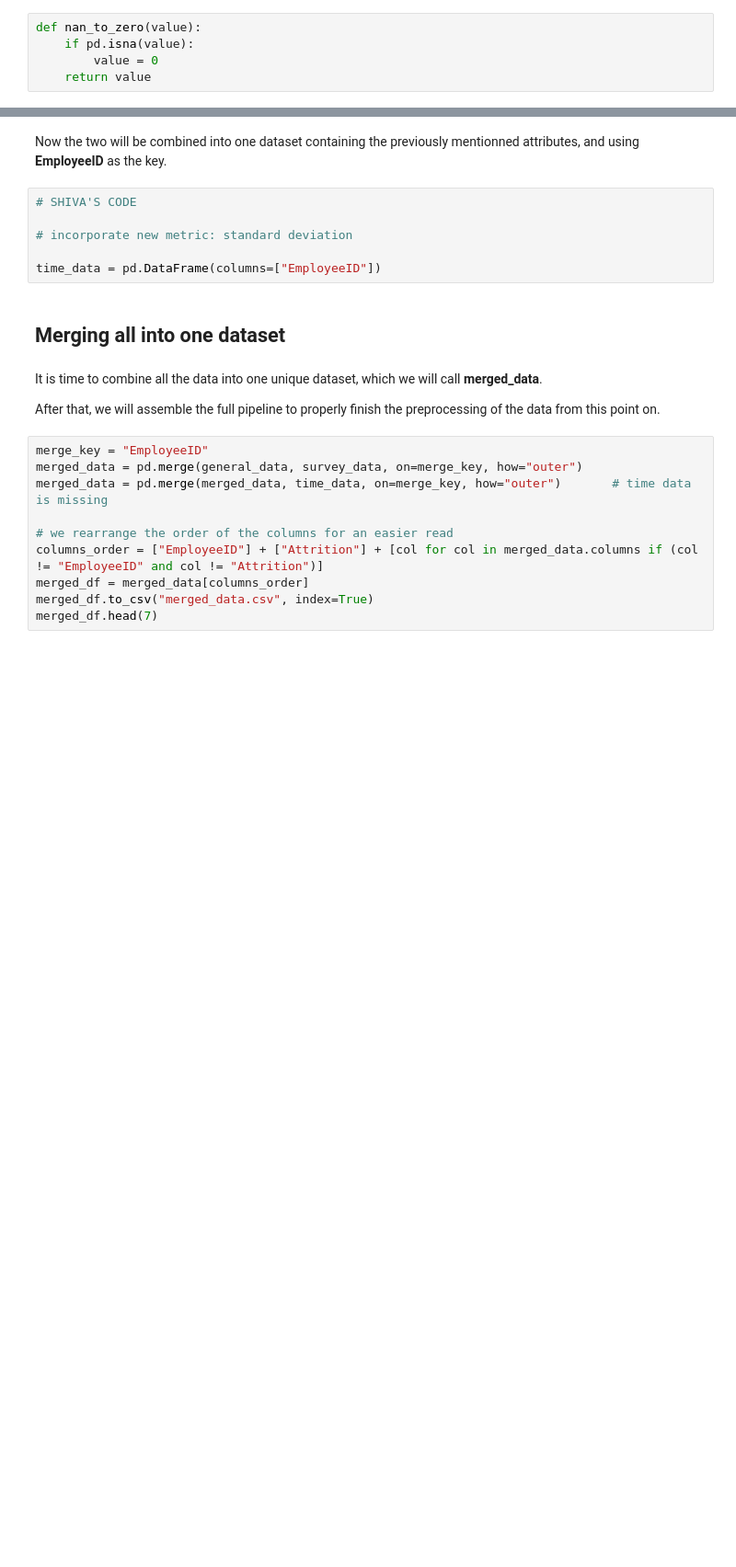
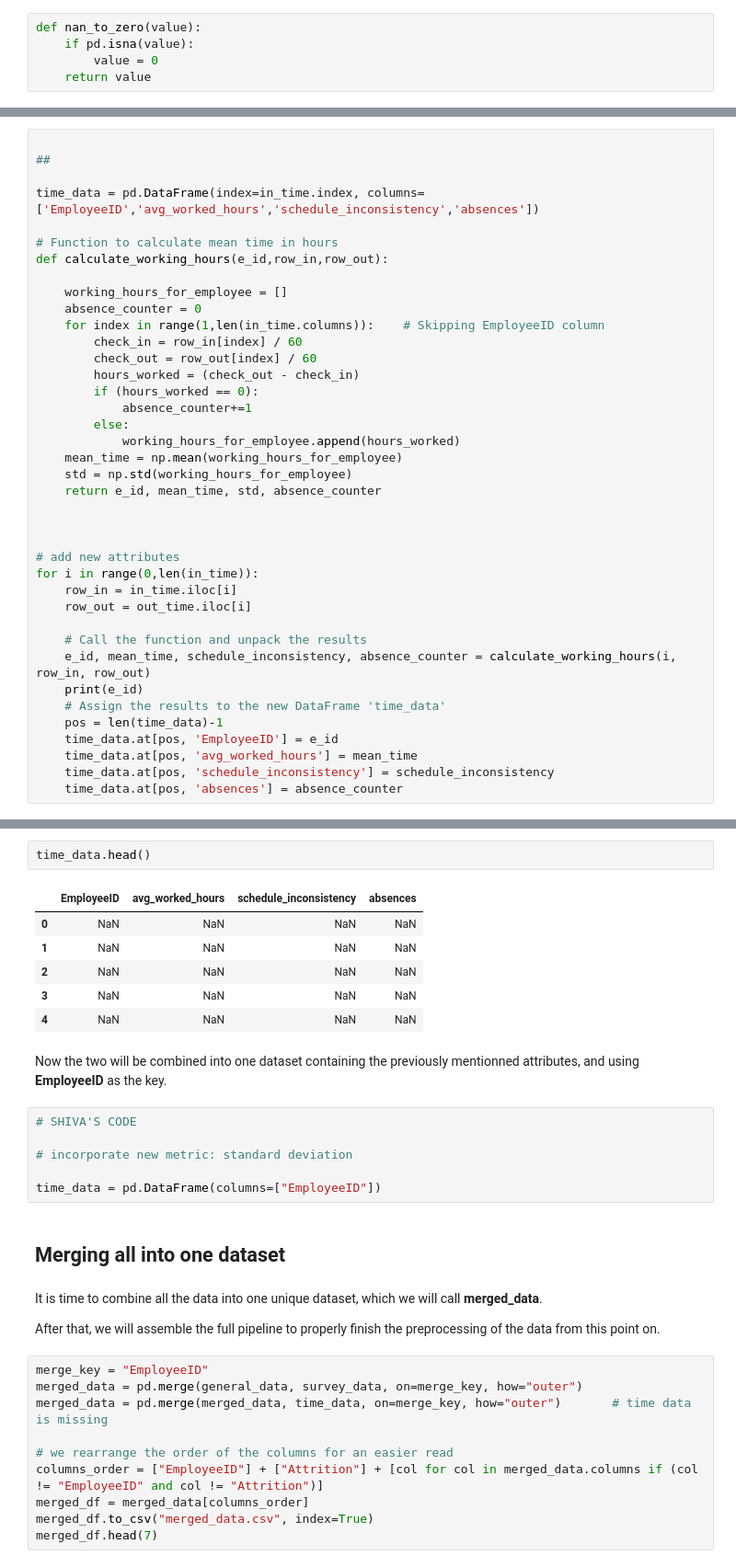
Before and after one commit to equisdel/INDIAI, a Jupyter notebook: test.ipynb, the cells around one changed output, grey strips where cells are left out. Shown at 92% size. Saved outputs shown, nothing was run; the diff lists cells and outputs as text; blank space fills up the shorter version.

Commit message:
In/Out New Attributes Co-authored-by: manify <manify@users.noreply.github.com>

```diff
--- a/test.ipynb
+++ b/test.ipynb
@@ -442,0 +405,39 @@ KeyError: '2015-01-02_x'
+# %%
+
+##
+
+time_data = pd.DataFrame(index=in_time.index, columns=['EmployeeID','avg_worked_hours','schedule_inconsistency','absences'])
+
+# Function to calculate mean time in hours
+def calculate_working_hours(e_id,row_in,row_out):
+
+    working_hours_for_employee = []
+    absence_counter = 0
+    for index in range(1,len(in_time.columns)):    # Skipping EmployeeID column
+        check_in = row_in[index] / 60
+        check_out = row_out[index] / 60
+        hours_worked = (check_out - check_in)
+        if (hours_worked == 0):
+            absence_counter+=1
+        else:
+            working_hours_for_employee.append(hours_worked)
+    mean_time = np.mean(working_hours_for_employee)
+    std = np.std(working_hours_for_employee)
+    return e_id, mean_time, std, absence_counter
+
+
+
+# add new attributes
+for i in range(0,len(in_time)):
+    row_in = in_time.iloc[i]
+    row_out = out_time.iloc[i]
+
+    # Call the function and unpack the results
+    e_id, mean_time, schedule_inconsistency, absence_counter = calculate_working_hours(i, row_in, row_out)
+    print(e_id)
+    # Assign the results to the new DataFrame 'time_data'
+    pos = len(time_data)-1
+    time_data.at[pos, 'EmployeeID'] = e_id
+    time_data.at[pos, 'avg_worked_hours'] = mean_time
+    time_data.at[pos, 'schedule_inconsistency'] = schedule_inconsistency
+    time_data.at[pos, 'absences'] = absence_counter
@@ -443,3 +462,12 @@ KeyError: '2015-01-02_x'
+# %%
+time_data.head()
+# %% [output]
+|  | EmployeeID | avg_worked_hours | schedule_inconsistency | absences |
+| 0 | NaN | NaN | NaN | NaN |
+| 1 | NaN | NaN | NaN | NaN |
+| 2 | NaN | NaN | NaN | NaN |
+| 3 | NaN | NaN | NaN | NaN |
+| 4 | NaN | NaN | NaN | NaN |
 # %% [markdown]
 Now the two will be combined into one dataset containing the previously mentionned attributes, and using **EmployeeID** as the key.
 # %%
```
Also changed, not shown: parts of 9 cells of this notebook, 1 other file.
